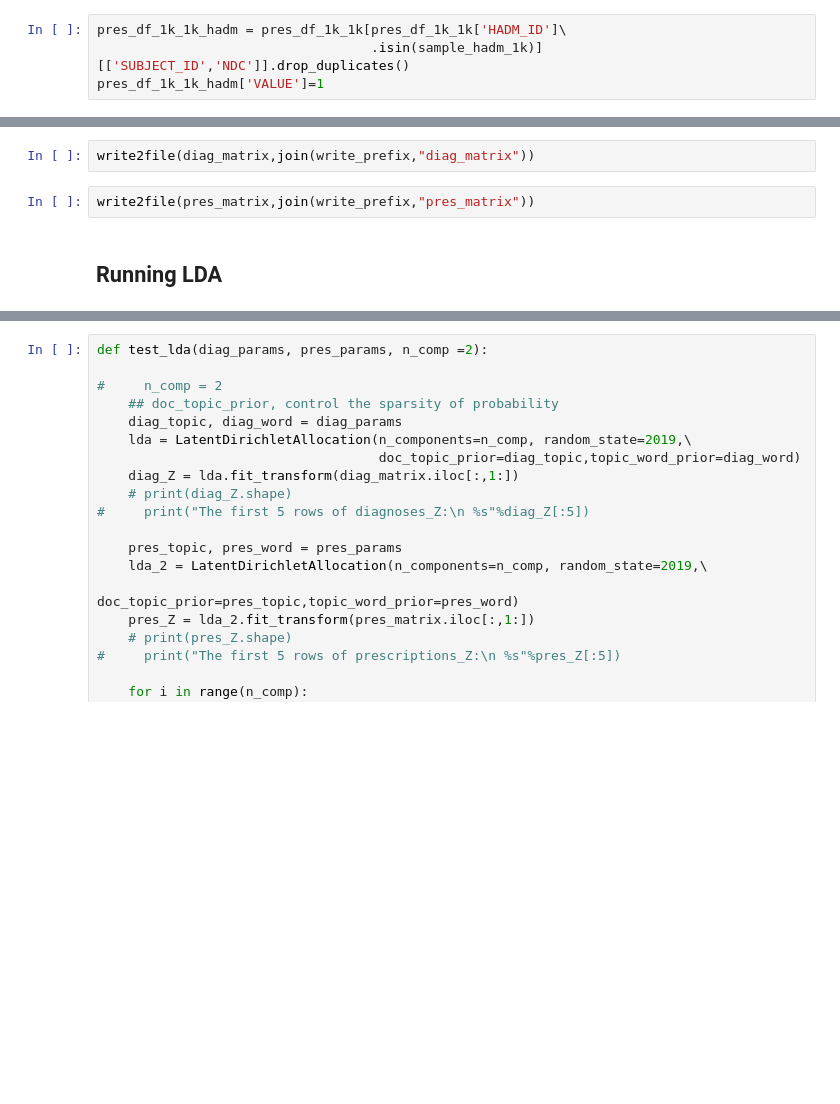
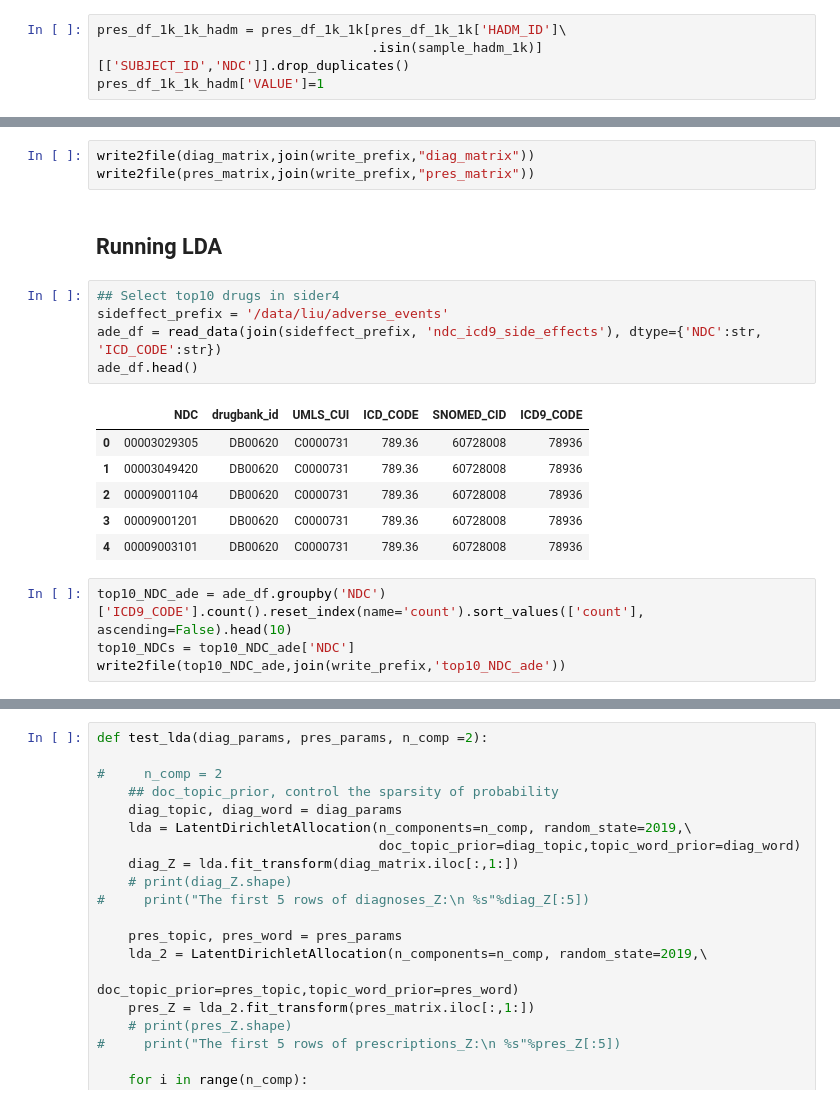
Before and after one commit to liuzi/Clinic-Analysis, a Jupyter notebook: Scripts/Data_Process_Server/Mining ADE - LDA.ipynb, the cells around one changed output, grey strips where cells are left out. Cells and saved outputs as stored; diff of their text form; blank space fills up the shorter version.

```diff
--- a/Scripts/Data_Process_Server/Mining ADE - LDA.ipynb
+++ b/Scripts/Data_Process_Server/Mining ADE - LDA.ipynb
@@ -120,9 +115,24 @@ pres_matrix.head()
 # %%
 write2file(diag_matrix,join(write_prefix,"diag_matrix"))
+write2file(pres_matrix,join(write_prefix,"pres_matrix"))
-# %%
-write2file(pres_matrix,join(write_prefix,"pres_matrix"))
 # %% [markdown]
 ## Running LDA
+# %%
+## Select top10 drugs in sider4
+sideffect_prefix = '/data/liu/adverse_events'
+ade_df = read_data(join(sideffect_prefix, 'ndc_icd9_side_effects'), dtype={'NDC':str, 'ICD_CODE':str})
+ade_df.head()
+# %% [output]
+|  | NDC | drugbank_id | UMLS_CUI | ICD_CODE | SNOMED_CID | ICD9_CODE |
+| 0 | 00003029305 | DB00620 | C0000731 | 789.36 | 60728008 | 78936 |
+| 1 | 00003049420 | DB00620 | C0000731 | 789.36 | 60728008 | 78936 |
+| 2 | 00009001104 | DB00620 | C0000731 | 789.36 | 60728008 | 78936 |
+| 3 | 00009001201 | DB00620 | C0000731 | 789.36 | 60728008 | 78936 |
+| 4 | 00009003101 | DB00620 | C0000731 | 789.36 | 60728008 | 78936 |
+# %%
+top10_NDC_ade = ade_df.groupby('NDC')['ICD9_CODE'].count().reset_index(name='count').sort_values(['count'], ascending=False).head(10)
+top10_NDCs = top10_NDC_ade['NDC']
+write2file(top10_NDC_ade,join(write_prefix,'top10_NDC_ade'))
 # %%
 diag_matrix = read_data(join(write_prefix, "diag_matrix"))
 pres_matrix = read_data(join(write_prefix,"pres_matrix"))
```
Also changed, not shown: parts of 46 cells of this notebook.
